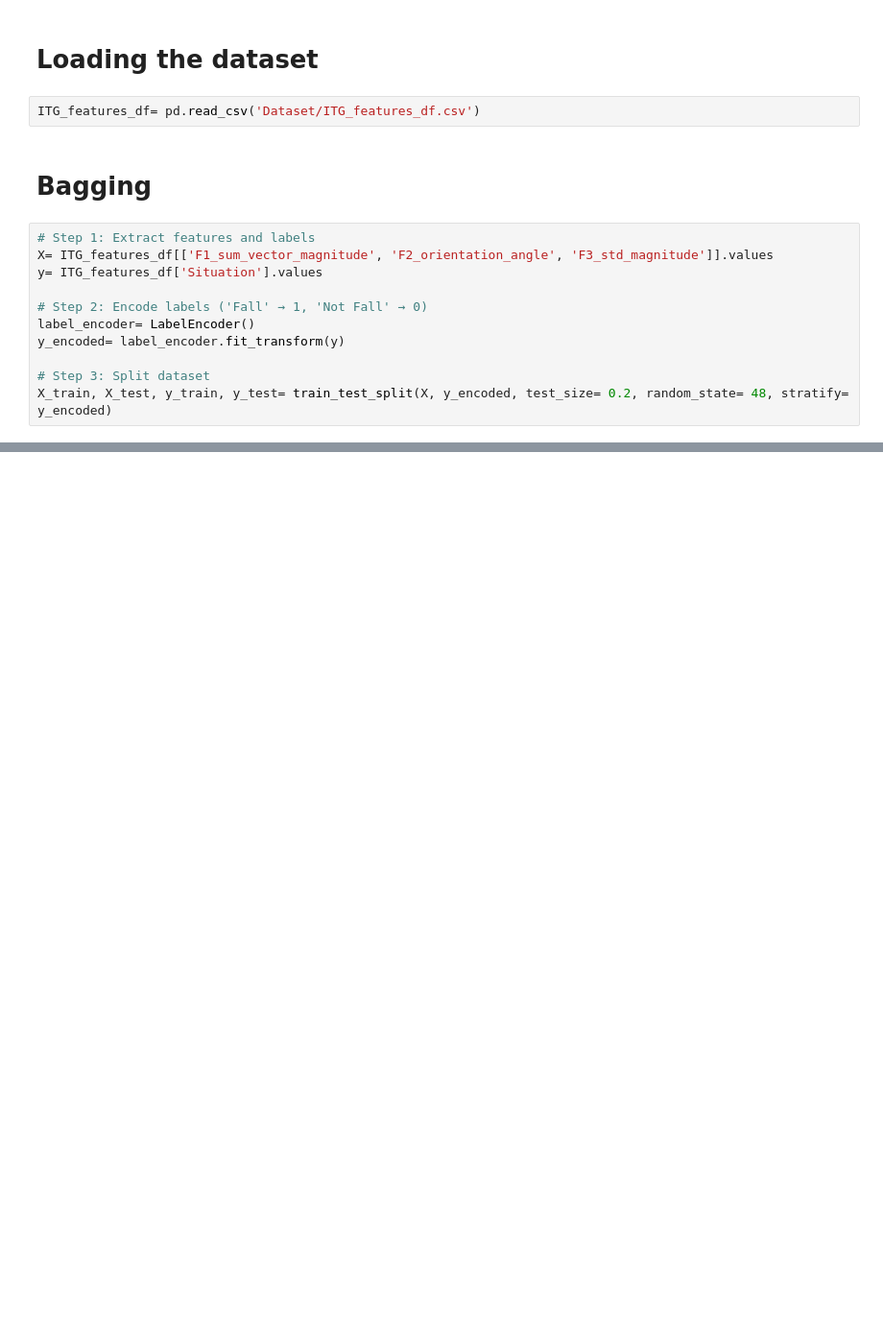
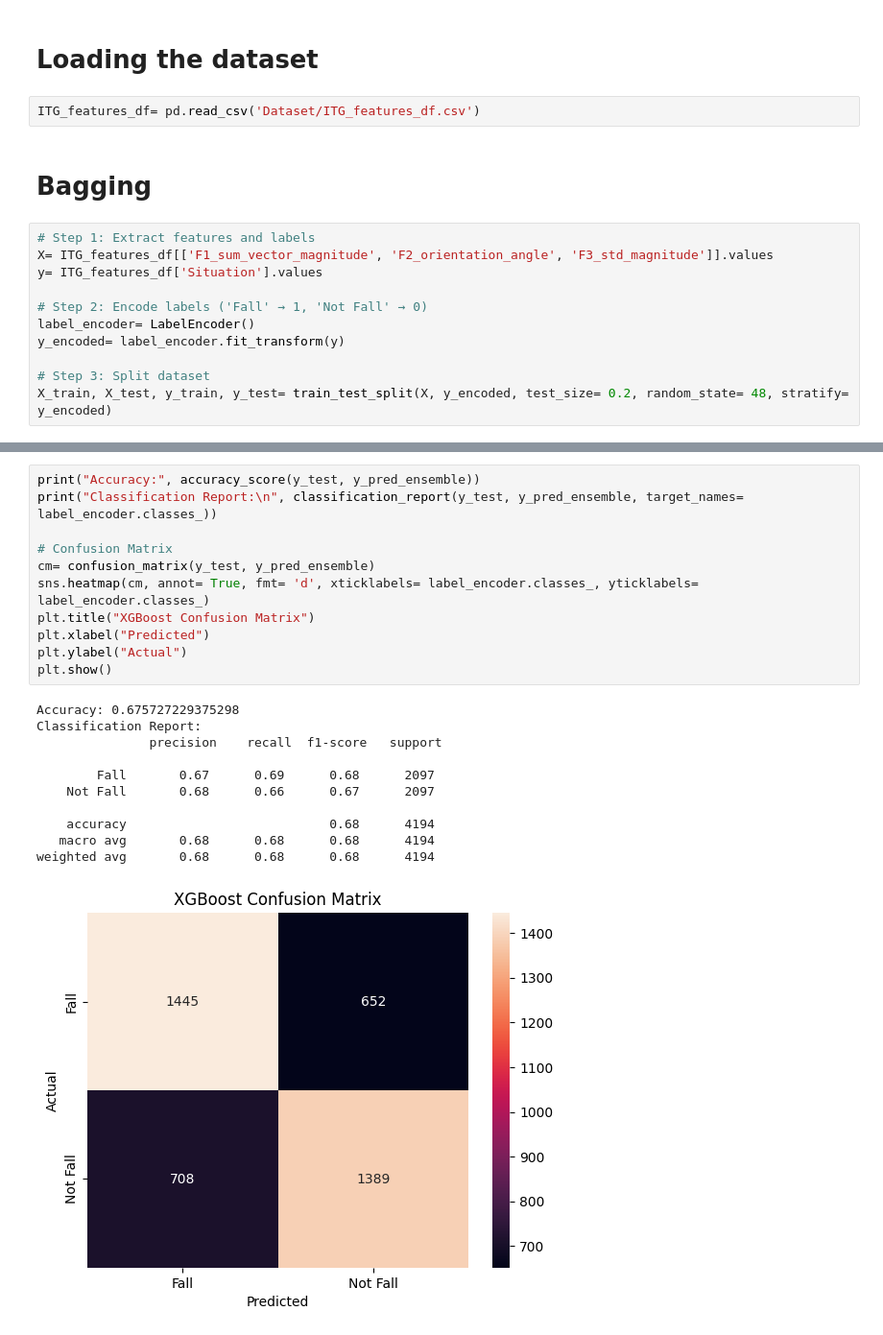
Before and after one commit to ErfanJoodi/Data-Fusion-methods-on-Sis-Fall-dataset, a Jupyter notebook: SisFall-Bagging.ipynb, the cells around one changed output, grey strips where cells are left out. Shown: that part at 96% size. Saved outputs shown, nothing was run; the diff lists cells and outputs as text; blank space fills up the shorter version.

```diff
--- a/SisFall-Bagging.ipynb
+++ b/SisFall-Bagging.ipynb
@@ -78,0 +109,23 @@ print(f"Ensemble accuracy with bootstrap + majority voting: {accuracy:.4f}")
+# %%
+print("Accuracy:", accuracy_score(y_test, y_pred_ensemble))
+print("Classification Report:\n", classification_report(y_test, y_pred_ensemble, target_names= label_encoder.classes_))
+
+# Confusion Matrix
+cm= confusion_matrix(y_test, y_pred_ensemble)
+sns.heatmap(cm, annot= True, fmt= 'd', xticklabels= label_encoder.classes_, yticklabels= label_encoder.classes_)
+plt.title("XGBoost Confusion Matrix")
+plt.xlabel("Predicted")
+plt.ylabel("Actual")
+plt.show()
+# %% [output]
+Accuracy: 0.675727229375298
+Classification Report:
+               precision    recall  f1-score   support
+
+        Fall       0.67      0.69      0.68      2097
+    Not Fall       0.68      0.66      0.67      2097
+
+    accuracy                           0.68      4194
+   macro avg       0.68      0.68      0.68      4194
+weighted avg       0.68      0.68      0.68      4194
+[figure, added]
```
Also changed, not shown: parts of 3 cells of this notebook, 17 other files.
